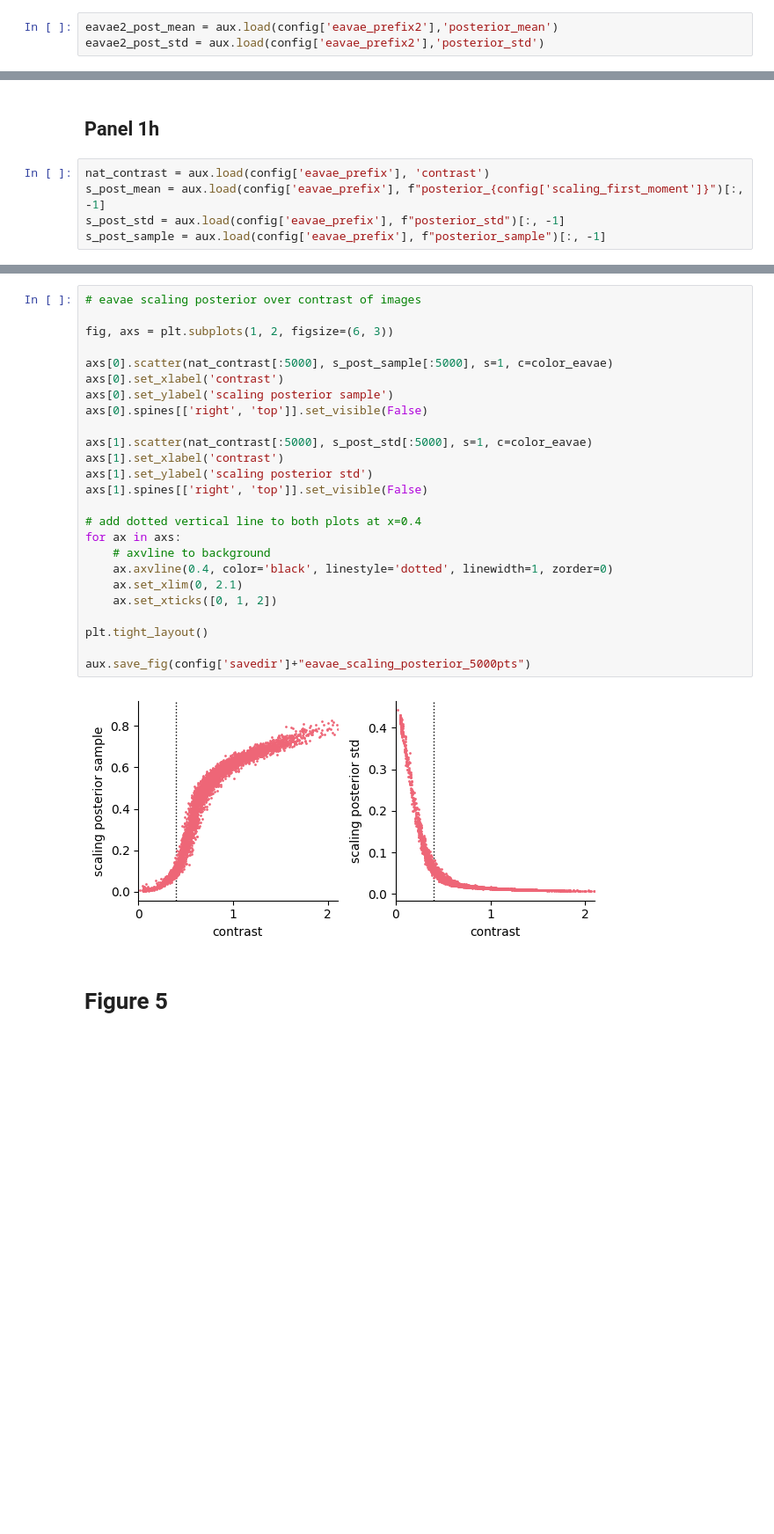
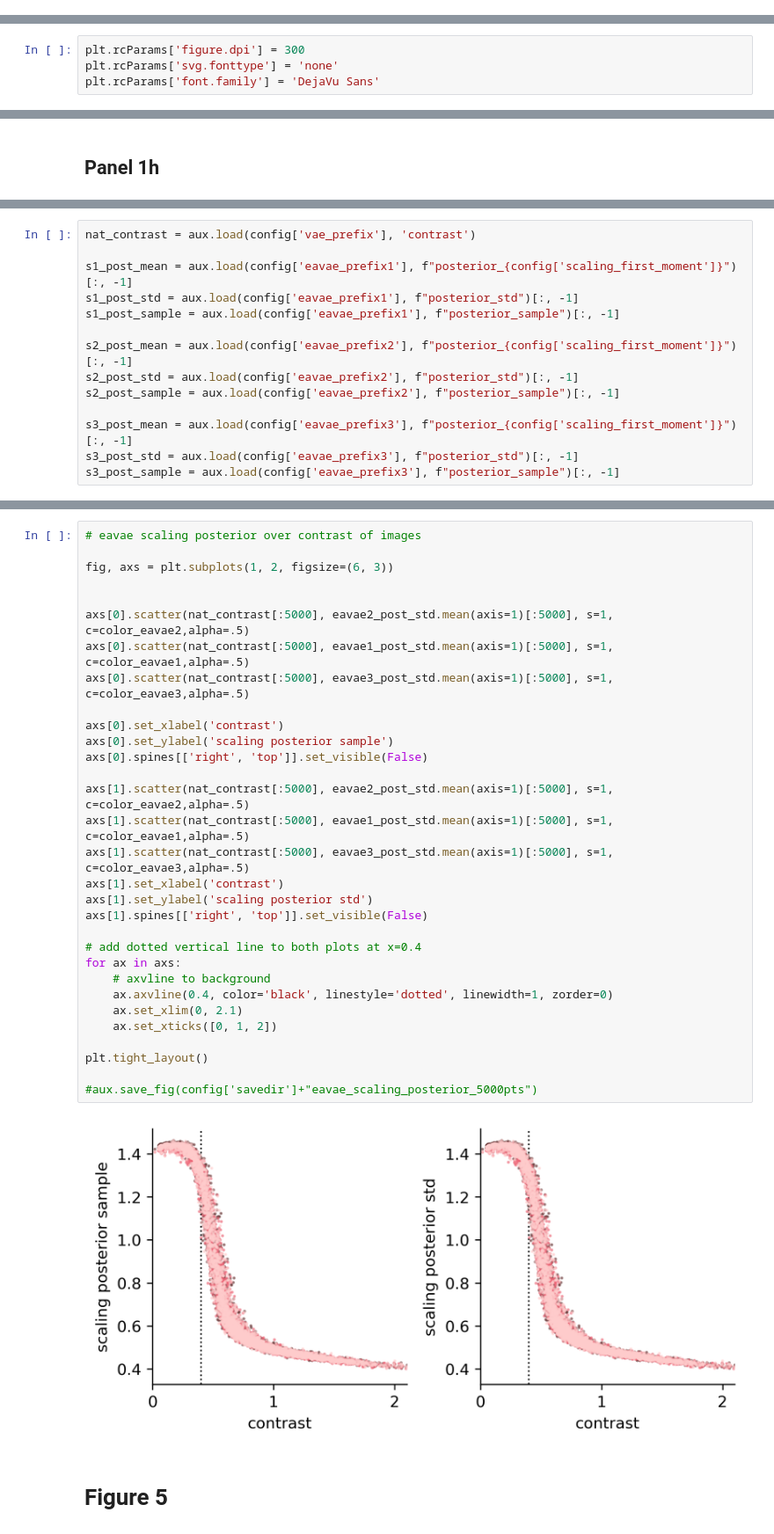
Before and after one commit to martosdomo/EA-VAE-natural-domain, a Jupyter notebook: evaluate/figures_natural_betas.ipynb, the cells around one changed output, grey strips where cells are left out. Shown at 88% size. Saved outputs shown, nothing was run; the diff lists cells and outputs as text; blank space fills up the shorter version.

```diff
--- a/evaluate/figures_natural_betas.ipynb
+++ b/evaluate/figures_natural_betas.ipynb
@@ -51,6 +51,3 @@ color_eavae3 = cmap_bright_vae_eavae[1]
 # Figure 1
 # %% [markdown]
 ## Panels 1b, c, d
-# %%
-eavae2_post_mean = aux.load(config['eavae_prefix2'],'posterior_mean')
-eavae2_post_std = aux.load(config['eavae_prefix2'],'posterior_std')
@@ -163,0 +189,4 @@ File loaded from ../eval_data/EAVAE_softlaplace_beta1_1_0_beta2_0_5/EAVAE_softla
+# %%
+plt.rcParams['figure.dpi'] = 300
+plt.rcParams['svg.fonttype'] = 'none'
+plt.rcParams['font.family'] = 'DejaVu Sans'
@@ -499,7 +510,2 @@ aux.save_fig(config['savedir']+"eavae_projective_fields")
 # %% [markdown]
 ## Panel 1h
-# %%
-nat_contrast = aux.load(config['eavae_prefix'], 'contrast')
-s_post_mean = aux.load(config['eavae_prefix'], f"posterior_{config['scaling_first_moment']}")[:, -1]
-s_post_std = aux.load(config['eavae_prefix'], f"posterior_std")[:, -1]
-s_post_sample = aux.load(config['eavae_prefix'], f"posterior_sample")[:, -1]
@@ -510,0 +512,14 @@ File loaded from ../eval_data/EAVAE_softlaplace/EAVAE_softlaplace_posterior_samp
+# %%
+nat_contrast = aux.load(config['vae_prefix'], 'contrast')
+
+s1_post_mean = aux.load(config['eavae_prefix1'], f"posterior_{config['scaling_first_moment']}")[:, -1]
+s1_post_std = aux.load(config['eavae_prefix1'], f"posterior_std")[:, -1]
+s1_post_sample = aux.load(config['eavae_prefix1'], f"posterior_sample")[:, -1]
+
+s2_post_mean = aux.load(config['eavae_prefix2'], f"posterior_{config['scaling_first_moment']}")[:, -1]
+s2_post_std = aux.load(config['eavae_prefix2'], f"posterior_std")[:, -1]
+s2_post_sample = aux.load(config['eavae_prefix2'], f"posterior_sample")[:, -1]
+
+s3_post_mean = aux.load(config['eavae_prefix3'], f"posterior_{config['scaling_first_moment']}")[:, -1]
+s3_post_std = aux.load(config['eavae_prefix3'], f"posterior_std")[:, -1]
+s3_post_sample = aux.load(config['eavae_prefix3'], f"posterior_sample")[:, -1]
@@ -511,30 +576,36 @@ File loaded from ../eval_data/EAVAE_softlaplace/EAVAE_softlaplace_posterior_samp
 # %%
 # eavae scaling posterior over contrast of images
 
 fig, axs = plt.subplots(1, 2, figsize=(6, 3))
 
-axs[0].scatter(nat_contrast[:5000], s_post_sample[:5000], s=1, c=color_eavae)
+
+axs[0].scatter(nat_contrast[:5000], eavae2_post_std.mean(axis=1)[:5000], s=1, c=color_eavae2,alpha=.5)
+axs[0].scatter(nat_contrast[:5000], eavae1_post_std.mean(axis=1)[:5000], s=1, c=color_eavae1,alpha=.5)
+axs[0].scatter(nat_contrast[:5000], eavae3_post_std.mean(axis=1)[:5000], s=1, c=color_eavae3,alpha=.5)
+
 axs[0].set_xlabel('contrast')
 axs[0].set_ylabel('scaling posterior sample')
 axs[0].spines[['right', 'top']].set_visible(False)
 
-axs[1].scatter(nat_contrast[:5000], s_post_std[:5000], s=1, c=color_eavae)
+axs[1].scatter(nat_contrast[:5000], eavae2_post_std.mean(axis=1)[:5000], s=1, c=color_eavae2,alpha=.5)
+axs[1].scatter(nat_contrast[:5000], eavae1_post_std.mean(axis=1)[:5000], s=1, c=color_eavae1,alpha=.5)
+axs[1].scatter(nat_contrast[:5000], eavae3_post_std.mean(axis=1)[:5000], s=1, c=color_eavae3,alpha=.5)
 axs[1].set_xlabel('contrast')
 axs[1].set_ylabel('scaling posterior std')
 axs[1].spines[['right', 'top']].set_visible(False)
 
 # add dotted vertical line to both plots at x=0.4
 for ax in axs:
     # axvline to background
     ax.axvline(0.4, color='black', linestyle='dotted', linewidth=1, zorder=0)
     ax.set_xlim(0, 2.1)
     ax.set_xticks([0, 1, 2])
 
 plt.tight_layout()
 
-aux.save_fig(config['savedir']+"eavae_scaling_posterior_5000pts")
+#aux.save_fig(config['savedir']+"eavae_scaling_posterior_5000pts")
 # %% [output]
-[figure, old version]
+[figure, new version]
 # %% [markdown]
 # Figure 5
 # %%
```
Also changed, not shown: parts of 18 cells of this notebook, 3 other files.
